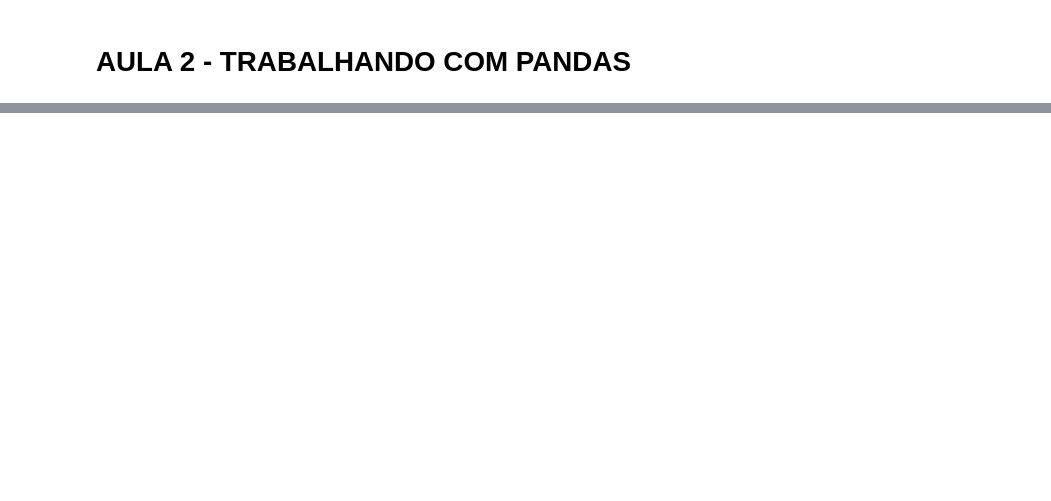
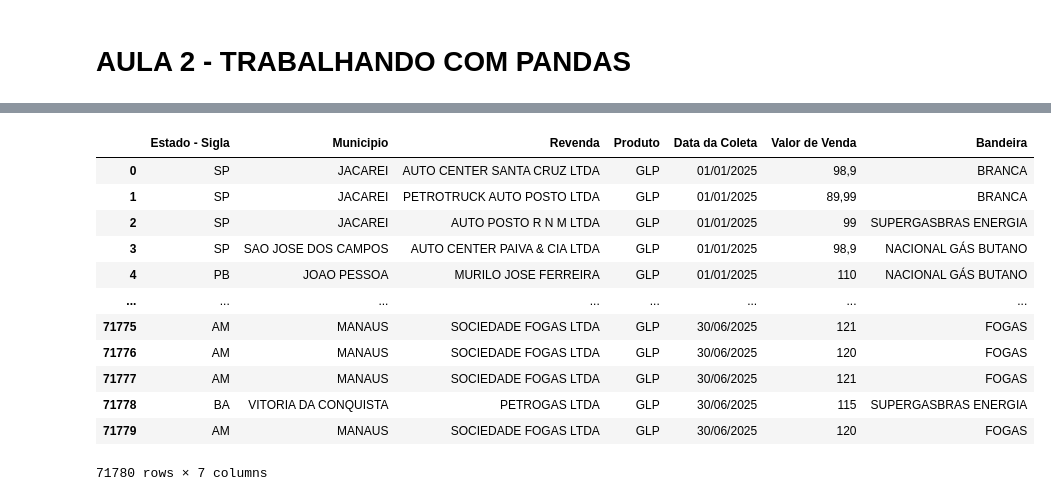
Before and after one commit to pqvinicius/logica-programacao-em-python-uninter, a Jupyter notebook: _LOGICA_DE_PROGRAMAÇÃO_EM_PYTHON_UNINTER_AP.ipynb, the cells around one changed output, grey strips where cells are left out. Drawn from its saved outputs; the diff is of its cells as text; code cells hidden in the pictures; blank space fills up the shorter version.

```diff
--- a/_LOGICA_DE_PROGRAMAÇÃO_EM_PYTHON_UNINTER_AP.ipynb
+++ b/_LOGICA_DE_PROGRAMAÇÃO_EM_PYTHON_UNINTER_AP.ipynb
@@ -263,0 +262,5 @@ import pandas as pd
+# %%
+import pandas as pd
+
+#importando o arquivo
+df = pd.read_csv('/content/glp-2025-01.csv', on_bad_lines='skip', sep=None,engine= 'python')
@@ -263,0 +299,19 @@ import pandas as pd
+# %%
+#trazendo colunas importantes
+dfColunas = ['Estado - Sigla', 'Municipio', 'Revenda','Produto', 'Data da Coleta', 'Valor de Venda', 'Bandeira']
+dfAtual = df.filter(items=dfColunas)
+dfAtual
+# %% [output]
+|  | Estado - Sigla | Municipio | Revenda | Produto | Data da Coleta | Valor de Venda | Bandeira |
+| 0 | SP | JACAREI | AUTO CENTER SANTA CRUZ LTDA | GLP | 01/01/2025 | 98,9 | BRANCA |
+| 1 | SP | JACAREI | PETROTRUCK AUTO POSTO LTDA | GLP | 01/01/2025 | 89,99 | BRANCA |
+| 2 | SP | JACAREI | AUTO POSTO R N M LTDA | GLP | 01/01/2025 | 99 | SUPERGASBRAS ENERGIA |
+| 3 | SP | SAO JOSE DOS CAMPOS | AUTO CENTER PAIVA & CIA LTDA | GLP | 01/01/2025 | 98,9 | NACIONAL GÁS BUTANO |
+| 4 | PB | JOAO PESSOA | MURILO JOSE FERREIRA | GLP | 01/01/2025 | 110 | NACIONAL GÁS BUTANO |
+| ... | ... | ... | ... | ... | ... | ... | ... |
+| 71775 | AM | MANAUS | SOCIEDADE FOGAS LTDA | GLP | 30/06/2025 | 121 | FOGAS |
+| 71776 | AM | MANAUS | SOCIEDADE FOGAS LTDA | GLP | 30/06/2025 | 120 | FOGAS |
+| 71777 | AM | MANAUS | SOCIEDADE FOGAS LTDA | GLP | 30/06/2025 | 121 | FOGAS |
+| 71778 | BA | VITORIA DA CONQUISTA | PETROGAS LTDA | GLP | 30/06/2025 | 115 | SUPERGASBRAS ENERGIA |
+| 71779 | AM | MANAUS | SOCIEDADE FOGAS LTDA | GLP | 30/06/2025 | 120 | FOGAS |
+71780 rows × 7 columns
```
Also changed, not shown: parts of 8 cells of this notebook.
